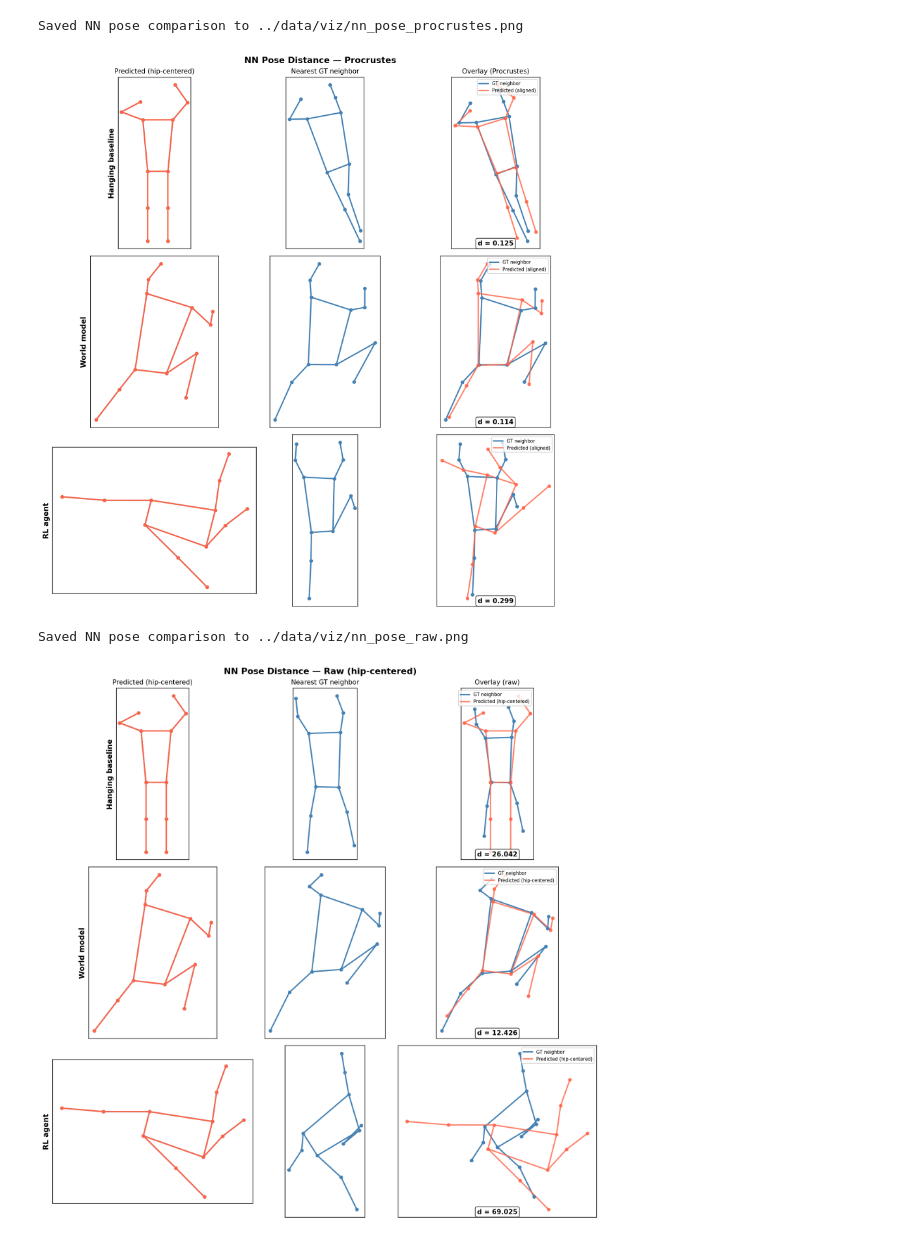
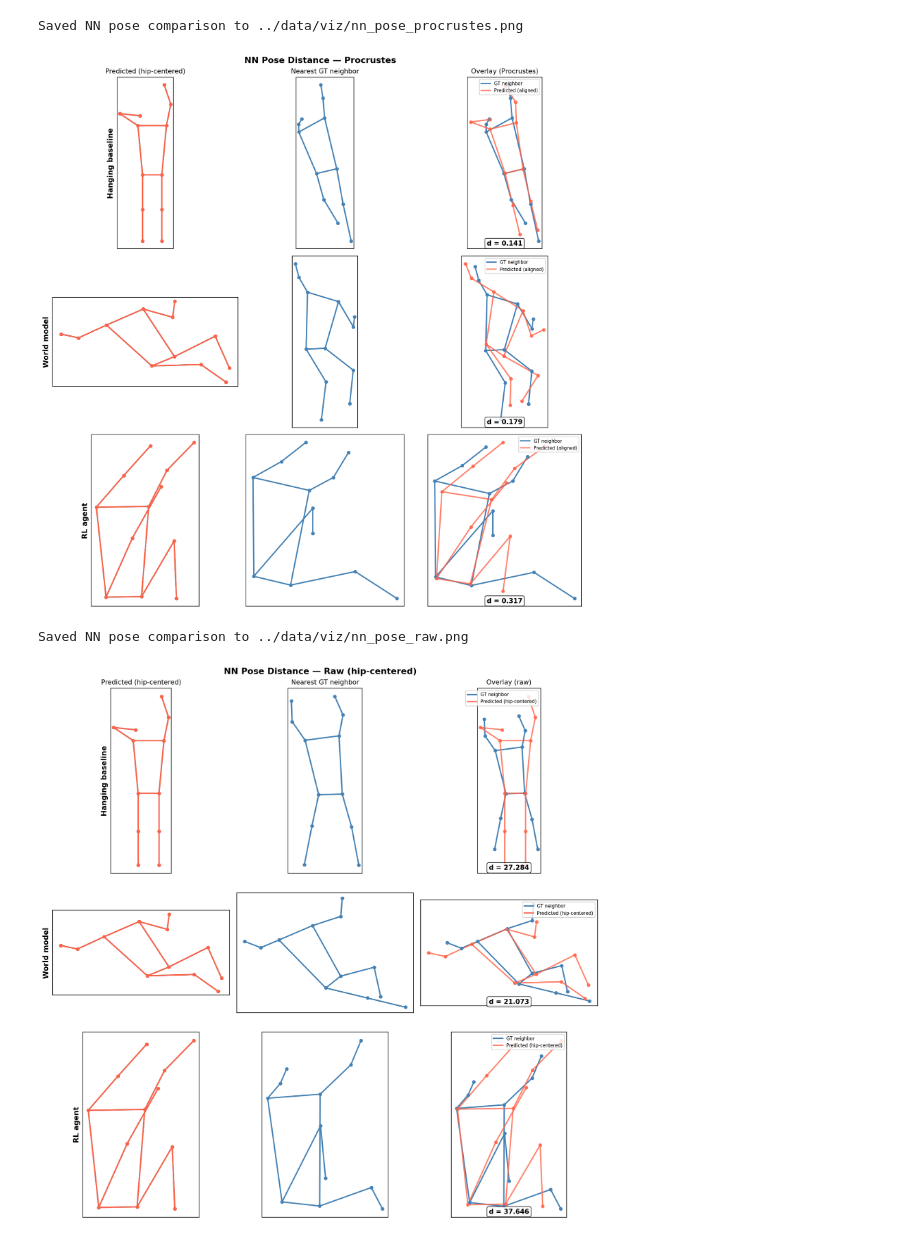
Before and after one commit to jqv2/kilter-world-model, a Jupyter notebook: notebooks/nn_pose_comparison.ipynb, the cells around one changed output. Cells and saved outputs as stored; diff of their text form; code cells hidden in the pictures.

```diff
--- a/notebooks/nn_pose_comparison.ipynb
+++ b/notebooks/nn_pose_comparison.ipynb
@@ -29,16 +29,16 @@ from IPython.display import display, Image
 # === FILL THESE IN ===
 WM_CHECKPOINT = Path("../data/checkpoints/best_hold_filtered.pt")
 RL_CHECKPOINT = Path("../data/FIRST_RUN/FIRST_RUN_RL_CHECKPOINTS/Static_controller/step_2752512.pt")
-ROUTE_INDEX = 11          # index into test set — browse below to pick
+ROUTE_INDEX = 46          # index into test set — browse below to pick
 RL_STOCHASTIC_ATTEMPTS = 250
 # %%
-data = load_dataset(Path("../data/dataset.npz"))
+data = load_dataset(Path("../data/dataset_raw.npz"))
 bank, bank_norm = build_pose_bank(data["train_sequences"])
 print(pose_bank_summary(bank, data["train_sequences"]))
 
 # Preview: 8 random bank samples
-fig, axes = plt.subplots(1, 8, figsize=(20, 3))
-rng = np.random.default_rng(42)
+fig, axes = plt.subplots(1, 8, figsize=(10, 3))
+rng = np.random.default_rng(2)
 sample_idxs = rng.choice(len(bank), 8, replace=False)
 for ax, idx in zip(axes, sample_idxs):
     _draw_skeleton_mpl(ax, bank[idx], color="steelblue")
@@ -77,10 +76,10 @@ for i, stem in enumerate(data["test_stems"]):
 # %%
 ri = ROUTE_INDEX
-stem = data["test_stems"][ri]
-gt_seq = data["test_sequences"][ri]        # (T, 17, 2)
+stem = data["train_stems"][ri]
+gt_seq = data["train_sequences"][ri]        # (T, 17, 2)
 gt_frames = list(gt_seq)
-route_holds = data["test_route_holds"][ri]
-scores = data["test_scores"][ri]
+route_holds = data["train_route_holds"][ri]
+scores = data["train_scores"][ri]
 
 idx = config.CLIMBING_KEYPOINT_INDICES
 bl = compute_rl_bone_lengths(data["train_sequences"])
@@ -88,7 +87,7 @@ ref_bones = compute_reference_bone_lengths(data["train_sequences"])
 device = config.get_device()
 
 # --- Hanging baseline ---
-hang_preds, _, hang_init = hanging_baseline_predictions(
+hang_preds, _, hang_init, _ = hanging_baseline_predictions(
     gt_frames, route_holds, stem, bone_lengths=bl, verbose=True
 )
 hanging_poses = [hang_init] + hang_preds  # list of (12, 2)
@@ -119,7 +118,7 @@ else:
         max_bone_lengths=ref_bones,
     )
 print(f"World model: {len(wm_poses)} frames")
-
+"""
 # --- RL agent (best of N stochastic) ---
 routes, bone_lengths_rl = prepare_routes_for_rl(data)
 env = ClimbingEnv(routes, bone_lengths_rl)
@@ -157,4 +156,11 @@ for a in range(RL_STOCHASTIC_ATTEMPTS):
 
 rl_poses = best_rl["poses"]  # list of (12, 2)
 print(f"RL: {len(rl_poses)} frames (best: {best_hv} holds visited)")
+"""
+# --- RL agent (best of N stochastic, pre-rolled) ---
+rl_data = np.load("../data/rl_viz/deterministic/step_2752512_static_controller_keypoints.npz")
+rl_poses = list(rl_data["poses"])  # list of (12, 2)
+best_hv = int(rl_data["holds_visited"])
+total_h = int(rl_data["total_holds"])
+print(f"RL: {len(rl_poses)} frames (best: {best_hv}/{total_h} holds, outcome={str(rl_data['outcome'])})")
 # %% [output]
@@ -217,34 +211,34 @@ show_frame_grid(rl_poses, "RL agent")
 # %%
 # === PICK FRAME INDICES from the grids above ===
-HANGING_FRAME = 50
-WM_FRAME = 50
-RL_FRAME = 1
+HANGING_FRAME = 110
+WM_FRAME = 110
+RL_FRAME = 110
 
 method_poses = {
     "Hanging baseline": hanging_poses[HANGING_FRAME],
     "World model": wm_poses[WM_FRAME],
     "RL agent": rl_poses[RL_FRAME],
 }
 
 # Sanity check shapes
 for name, p in method_poses.items():
     assert p.shape == (config.NUM_CLIMBING_KEYPOINTS, 2), f"{name}: {p.shape}"
 
 fig_proc = plot_nn_pose_comparison(
     method_poses, bank, bank_norm,
     output_path=Path("../data/viz/nn_pose_procrustes.png"),
     alignment="procrustes",
 )
 display(Image(filename="../data/viz/nn_pose_procrustes.png"))
 
 fig_raw = plot_nn_pose_comparison(
     method_poses, bank, bank_norm,
     output_path=Path("../data/viz/nn_pose_raw.png"),
     alignment="raw",
 )
 display(Image(filename="../data/viz/nn_pose_raw.png"))
 # %% [output]
 Saved NN pose comparison to ../data/viz/nn_pose_procrustes.png
-[figure, old version]
+[figure, new version]
 Saved NN pose comparison to ../data/viz/nn_pose_raw.png
-[figure, old version]
+[figure, new version]
```
Also changed, not shown: parts of 6 cells of this notebook, 5 other files.
